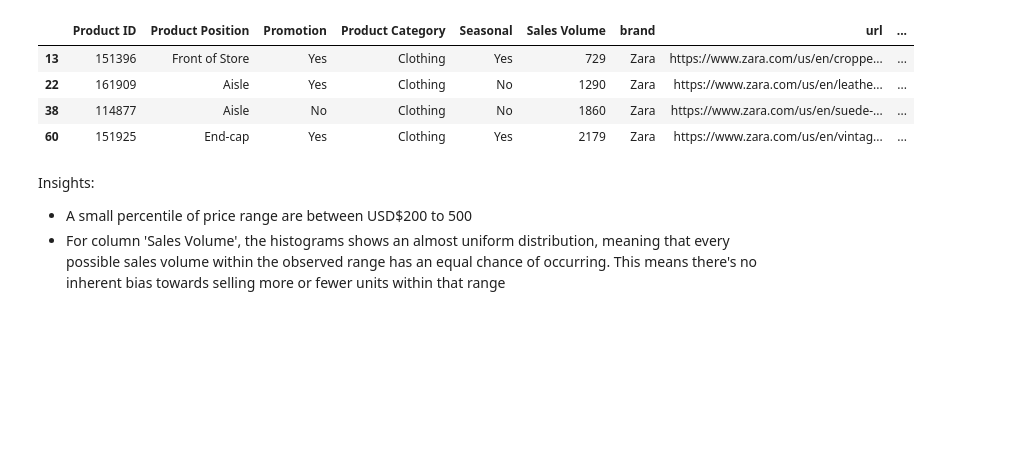
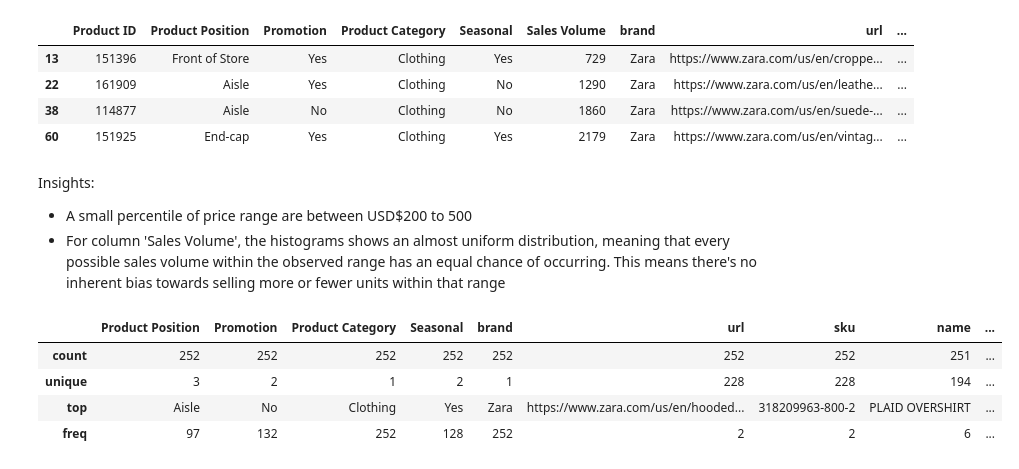
Before and after one commit to YTChiew/Zara-Sales-Analysis, a Jupyter notebook: zara_sales_analysis.ipynb, the cells around one changed output. Cells and saved outputs as stored; diff of their text form; code cells hidden in the pictures; blank space fills up the shorter version.

```diff
--- a/zara_sales_analysis.ipynb
+++ b/zara_sales_analysis.ipynb
@@ -133,3 +136,12 @@ the shape is: (4, 16)
 Insights:
   - A small percentile of price range are between USD$200 to 500
   - For column 'Sales Volume', the histograms shows an almost uniform distribution, meaning that every possible sales volume within the observed range has an equal chance of occurring. This means there's no inherent bias towards selling more or fewer units within that range
+# %%
+#Generates a summary of non-numeric, object-type (strings/categorical) columns.
+data.describe(include='O')
+# %% [output]
+|  | Product Position | Promotion | Product Category | Seasonal | brand | url | sku | name | ... |
+| count | 252 | 252 | 252 | 252 | 252 | 252 | 252 | 251 | ... |
+| unique | 3 | 2 | 1 | 2 | 1 | 228 | 228 | 194 | ... |
+| top | Aisle | No | Clothing | Yes | Zara | https://www.zara.com/us/en/hooded... | 318209963-800-2 | PLAID OVERSHIRT | ... |
+| freq | 97 | 132 | 252 | 128 | 252 | 2 | 2 | 6 | ... |
```
Also changed, not shown: parts of 6 cells of this notebook.
